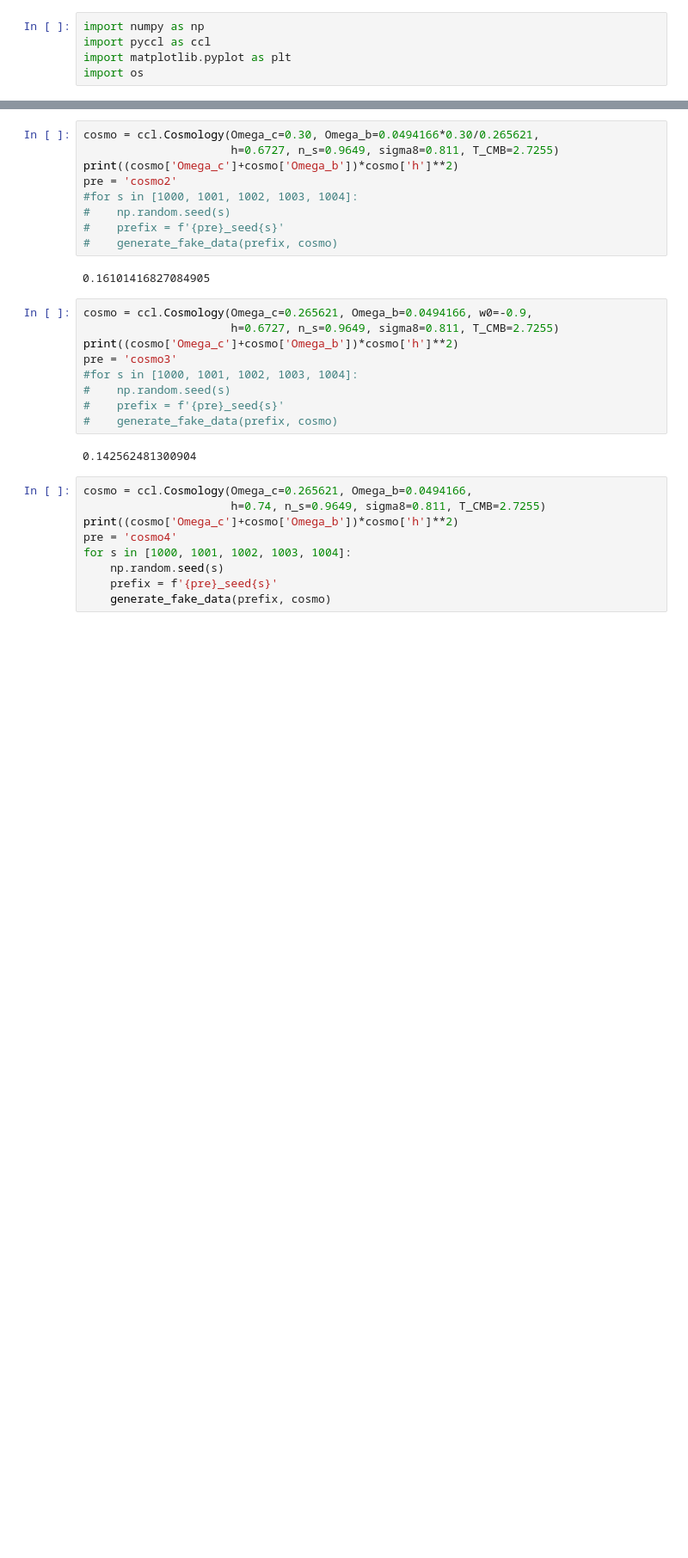
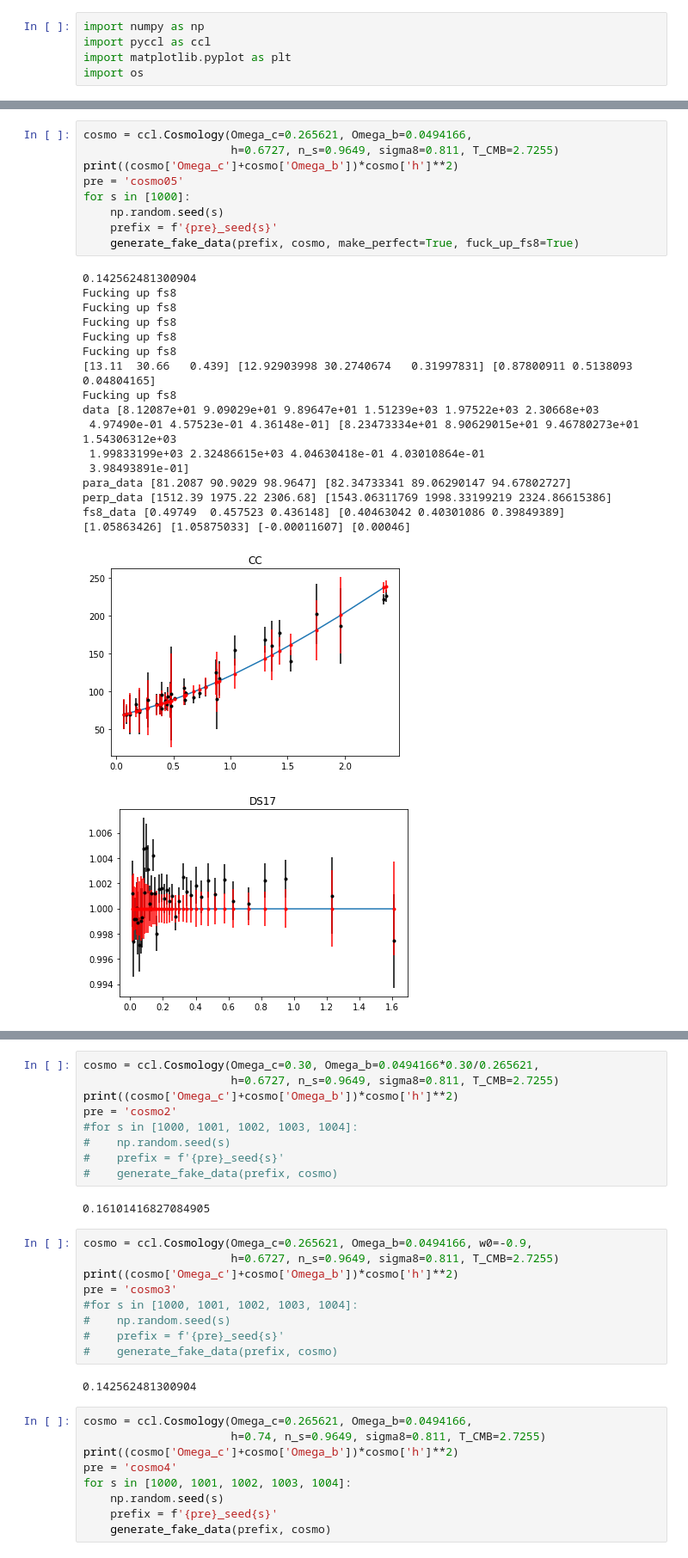
Before and after one commit to JaimeRZP/Growz, a Jupyter notebook: notebooks/DataChallenge.ipynb, the cells around one changed output, grey strips where cells are left out. Shown at 86% size. Saved outputs shown, nothing was run; the diff lists cells and outputs as text; blank space fills up the shorter version.

```diff
--- a/notebooks/DataChallenge.ipynb
+++ b/notebooks/DataChallenge.ipynb
@@ -170,0 +224,28 @@ print((cosmo['Omega_c']+cosmo['Omega_b'])*cosmo['h']**2)
+# %%
+cosmo = ccl.Cosmology(Omega_c=0.265621, Omega_b=0.0494166,
+                      h=0.6727, n_s=0.9649, sigma8=0.811, T_CMB=2.7255)
+print((cosmo['Omega_c']+cosmo['Omega_b'])*cosmo['h']**2)
+pre = 'cosmo05'
+for s in [1000]:
+    np.random.seed(s)
+    prefix = f'{pre}_seed{s}'
+    generate_fake_data(prefix, cosmo, make_perfect=True, fuck_up_fs8=True)
+# %% [output]
+0.142562481300904
+Fucking up fs8
+Fucking up fs8
+Fucking up fs8
+Fucking up fs8
+Fucking up fs8
+[13.11  30.66   0.439] [12.92903998 30.2740674   0.31997831] [0.87800911 0.5138093  0.04804165]
+Fucking up fs8
+data [8.12087e+01 9.09029e+01 9.89647e+01 1.51239e+03 1.97522e+03 2.30668e+03
+ 4.97490e-01 4.57523e-01 4.36148e-01] [8.23473334e+01 8.90629015e+01 9.46780273e+01 1.54306312e+03
+ 1.99833199e+03 2.32486615e+03 4.04630418e-01 4.03010864e-01
+ 3.98493891e-01]
+para_data [81.2087 90.9029 98.9647] [82.34733341 89.06290147 94.67802727]
+perp_data [1512.39 1975.22 2306.68] [1543.06311769 1998.33199219 2324.86615386]
+fs8_data [0.49749  0.457523 0.436148] [0.40463042 0.40301086 0.39849389]
+[1.05863426] [1.05875033] [-0.00011607] [0.00046]
+[figure, added]
+[figure, added]
```
Also changed, not shown: parts of 7 cells of this notebook.
